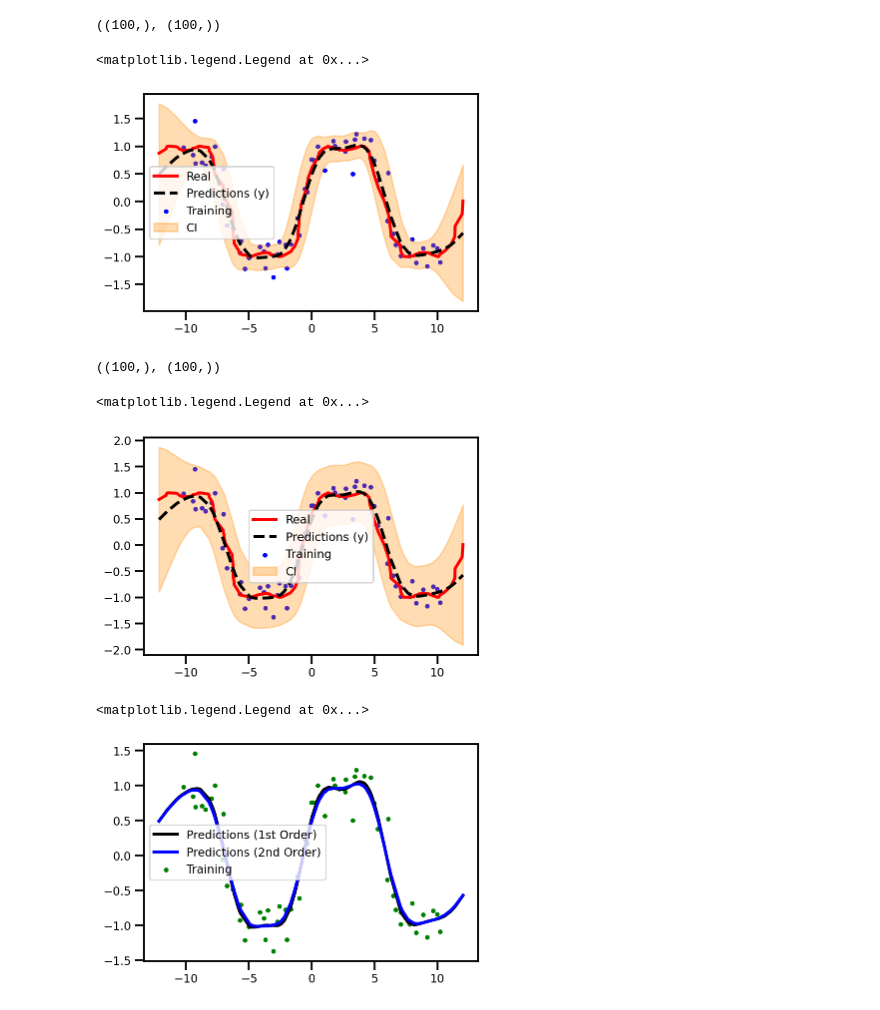
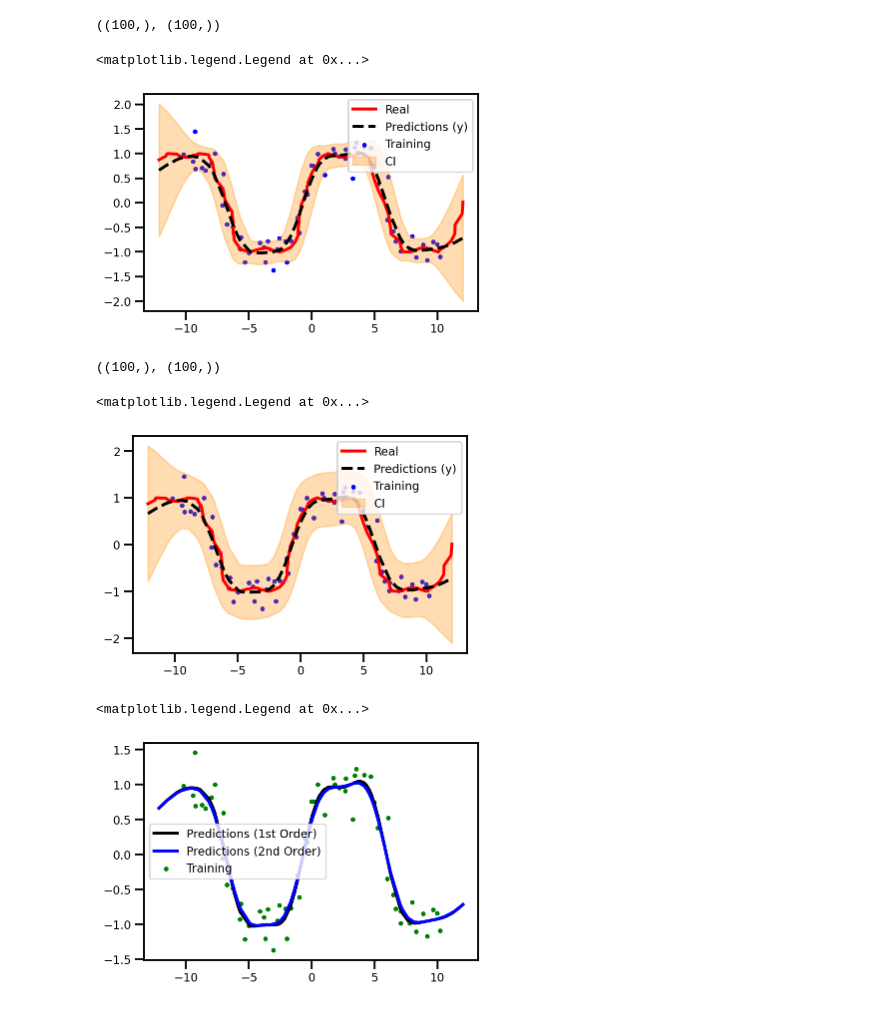
Before and after one commit to IPL-UV/jaxkern, a Jupyter notebook: notebooks/uncategorized/gps/uncertain_taylor.ipynb, the cells around one changed output. Cells and saved outputs as stored; diff of their text form; code cells hidden in the pictures.

```diff
--- a/notebooks/uncategorized/gps/uncertain_taylor.ipynb
+++ b/notebooks/uncategorized/gps/uncertain_taylor.ipynb
@@ -50,7 +55,9 @@ plt.plot(Xtest, ytest)
 ## Model
 # %%
 # initialize kernel
-kernel = RBF(length_scale=0.01, variance=1.0)
+# kernel = RBF(length_scale=0.01, variance=1.0)
+kernel = RationalQuadratic()
+
 
 # initialize mean function
 # mean = LinearMean(input_dim=1, output_dim=1)
@@ -187,6 +202,7 @@ mu_o2.shape, var_o2.shape
 ((100,), (100,))
 # %%
 lb, ub = confidence_intervals(mu_o2, var_o2, 96)
+plt.figure()
 plt.scatter(X, y, label='Training', color='blue', s=10)
 plt.plot(Xtest, ytest, label='Real', color='red', linewidth=3)
 plt.plot(Xtest, mu_o2, linestyle="--", label='Predictions (y)', color='black', linewidth=3)
@@ -195,7 +211,7 @@ plt.fill_between(Xtest.squeeze(), lb, ub, label='CI', color='darkorange', alpha=
 plt.legend()
 # %% [output]
 <matplotlib.legend.Legend at 0x...>
-[figure, old version]
+[figure, new version]
 # %%
 # initialize linearization transformation
 lin_transform = TaylorSecondOrder(model, noise=True)
@@ -206,16 +222,18 @@ mu_o2.shape, var_o2.shape
 ((100,), (100,))
 # %%
 lb, ub = confidence_intervals(mu_o2, var_o2, 96)
+plt.figure()
 plt.scatter(X, y, label='Training', color='blue', s=10)
 plt.plot(Xtest, ytest, label='Real', color='red', linewidth=3)
 plt.plot(Xtest, mu_o2, linestyle="--", label='Predictions (y)', color='black', linewidth=3)
 plt.fill_between(Xtest.squeeze(), lb, ub, label='CI', color='darkorange', alpha=0.3)
 
 plt.legend()
 # %% [output]
 <matplotlib.legend.Legend at 0x...>
-[figure, old version]
+[figure, new version]
 # %%
+plt.figure()
 plt.scatter(X, y, label='Training', color='green', s=10)
 # plt.plot(Xtest, ytest, label='Real', color='red', linewidth=3)
 plt.plot(Xtest, mu_o1, linestyle="-", label='Predictions (1st Order)', color='black', linewidth=3)
@@ -223,4 +241,4 @@ plt.plot(Xtest, mu_o2, linestyle="-", label='Predictions (2nd Order)', color='bl
 plt.legend()
 # %% [output]
 <matplotlib.legend.Legend at 0x...>
-[figure, old version]
+[figure, new version]
```
Also changed, not shown: parts of 10 cells of this notebook, 2 other files.
